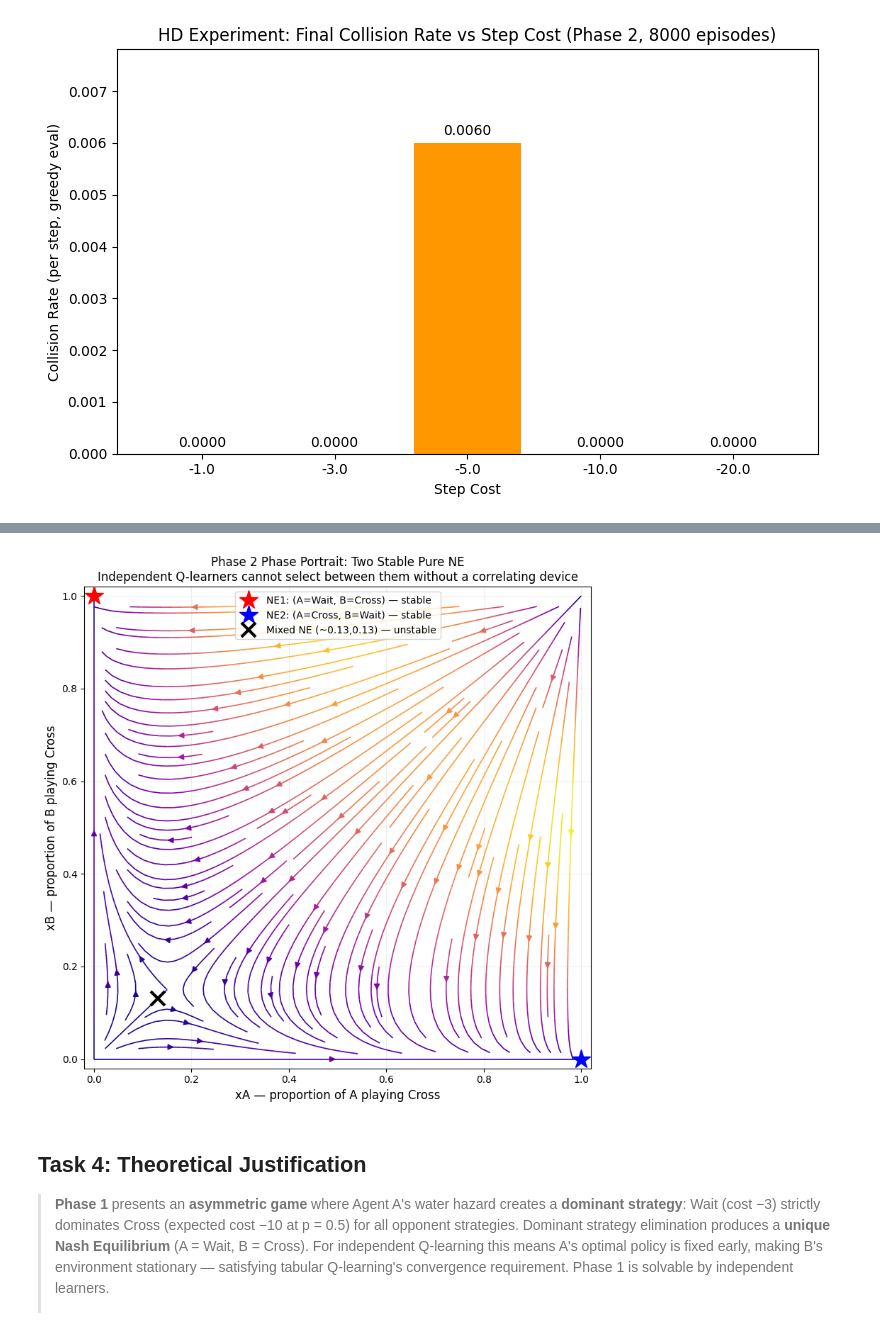
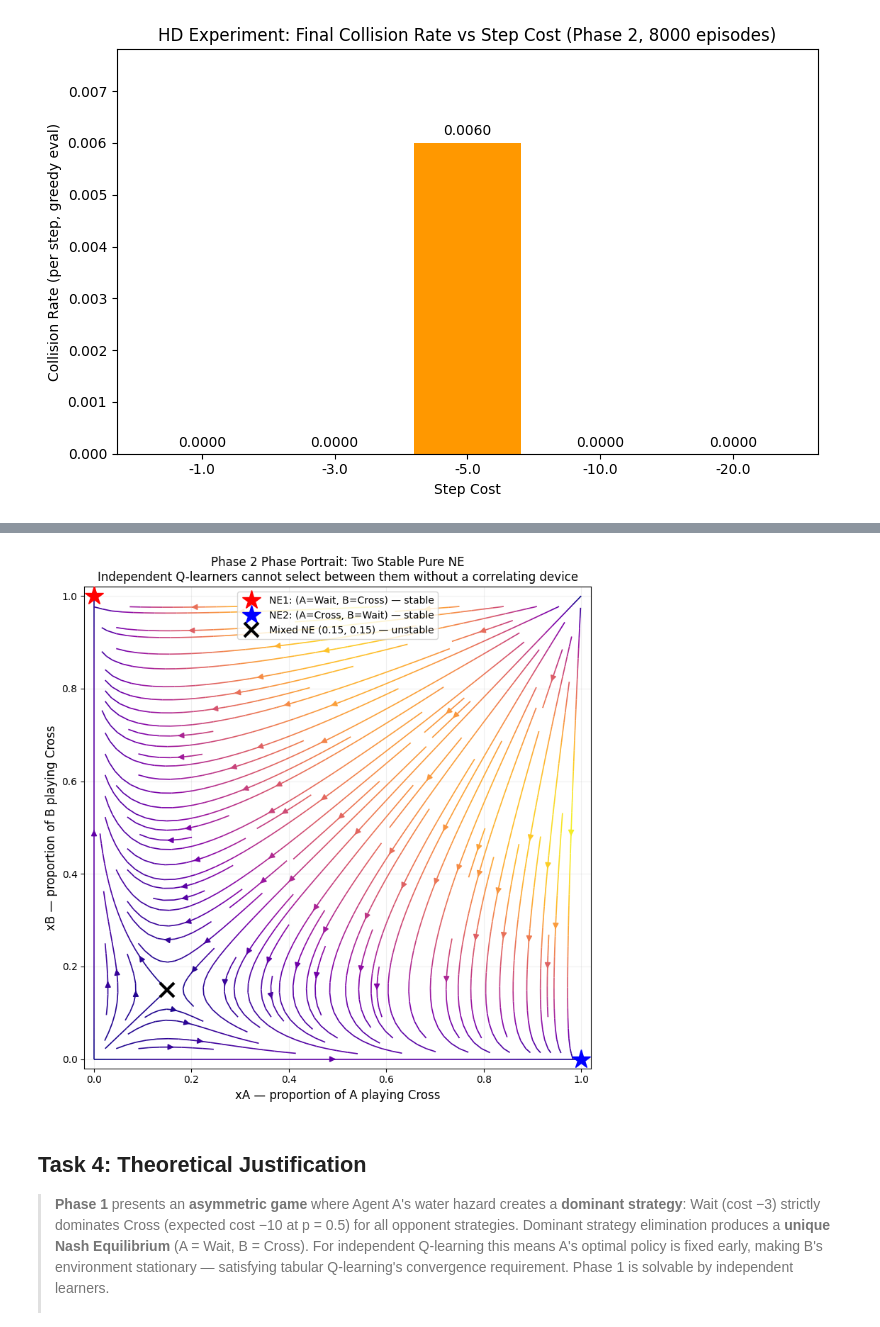
Before and after one commit to neojpulido/multi-agent-stochastic-games, a Jupyter notebook: notebooks/FIT5226_34169202_2026S1_Ass2.ipynb, the cells around one changed output, grey strips where cells are left out. Cells and saved outputs as stored; diff of their text form; code cells hidden in the pictures.

```diff
--- a/notebooks/FIT5226_34169202_2026S1_Ass2.ipynb
+++ b/notebooks/FIT5226_34169202_2026S1_Ass2.ipynb
@@ -489,7 +498,8 @@ def replicator_phase2(state, t):
     Symmetric anti-coordination game for Phase 2.
     Both agents identical (no water hazard).
       CC: -20 each  |  CW: C=0, W=-3  |  WC: W=-3, C=0  |  WW: -3 each
-    Two pure NE: (0,1) and (1,0). Mixed NE unstable at ~(0.13, 0.13).
+    Two pure NE: (0,1) and (1,0). Mixed NE unstable at (0.15, 0.15).
+    Derivation: f(C)=f(W) => -20x = -3 => x = 3/20 = 0.15.
     """
     xA, xB = state
 
@@ -524,8 +534,8 @@ for x0 in initial_conditions:
 axs[0].plot(0, 1, 'r*', markersize=20, zorder=5, label='Unique NE: (A=Wait, B=Cross)')
 axs[1].plot(0, 1, 'r*', markersize=20, zorder=5, label='NE1: (A=Wait, B=Cross)')
 axs[1].plot(1, 0, 'b*', markersize=20, zorder=5, label='NE2: (A=Cross, B=Wait)')
-axs[1].plot(3/23, 3/23, 'kx', markersize=14, markeredgewidth=2,
-            zorder=5, label='Unstable Mixed NE (~0.13, 0.13)')
+axs[1].plot(3/20, 3/20, 'kx', markersize=14, markeredgewidth=2,
+            zorder=5, label='Unstable Mixed NE (0.15, 0.15)')
 
 for ax in axs:
     ax.set_xlim(-0.05, 1.05); ax.set_ylim(-0.05, 1.05)
@@ -548,34 +558,34 @@ plt.tight_layout(); plt.show()
 # %%
 # Phase 2 phase portrait: vector field shows the two pure NE as attractors
 # and the unstable mixed NE as a repeller / saddle point
 xA_grid, xB_grid = np.meshgrid(np.linspace(0, 1, 25), np.linspace(0, 1, 25))
 u = np.zeros_like(xA_grid); v = np.zeros_like(xB_grid)
 for i in range(25):
     for j in range(25):
         d = replicator_phase2([xA_grid[i, j], xB_grid[i, j]], 0)
         u[i, j], v[i, j] = d[0], d[1]
 
 fig, ax = plt.subplots(figsize=(8, 8))
 ax.streamplot(xA_grid, xB_grid, u, v, color=np.sqrt(u**2 + v**2),
               cmap='plasma', linewidth=1.2, density=1.5, arrowsize=1.2)
 
 # Mark equilibria
 ax.plot(0, 1, 'r*', markersize=20, zorder=5, label='NE1: (A=Wait, B=Cross) — stable')
 ax.plot(1, 0, 'b*', markersize=20, zorder=5, label='NE2: (A=Cross, B=Wait) — stable')
-ax.plot(3/23, 3/23, 'kx', markersize=14, markeredgewidth=3,
-        zorder=5, label='Mixed NE (~0.13,0.13) — unstable')
+ax.plot(3/20, 3/20, 'kx', markersize=14, markeredgewidth=3,
+        zorder=5, label='Mixed NE (0.15, 0.15) — unstable')
 
 ax.set_xlim(-0.02, 1.02); ax.set_ylim(-0.02, 1.02)
 ax.set_xlabel("xA — proportion of A playing Cross", fontsize=12)
 ax.set_ylabel("xB — proportion of B playing Cross", fontsize=12)
 ax.set_title("Phase 2 Phase Portrait: Two Stable Pure NE\n"
              "Independent Q-learners cannot select between them without a correlating device",
              fontsize=12)
 ax.legend(fontsize=10, loc='upper center')
 ax.grid(True, alpha=0.2)
 plt.tight_layout(); plt.show()
 # %% [output]
-[figure, old version]
+[figure, new version]
 # %% [markdown]
 ## Task 4: Theoretical Justification
 
```
Also changed, not shown: parts of 3 cells of this notebook, 1 other file.
